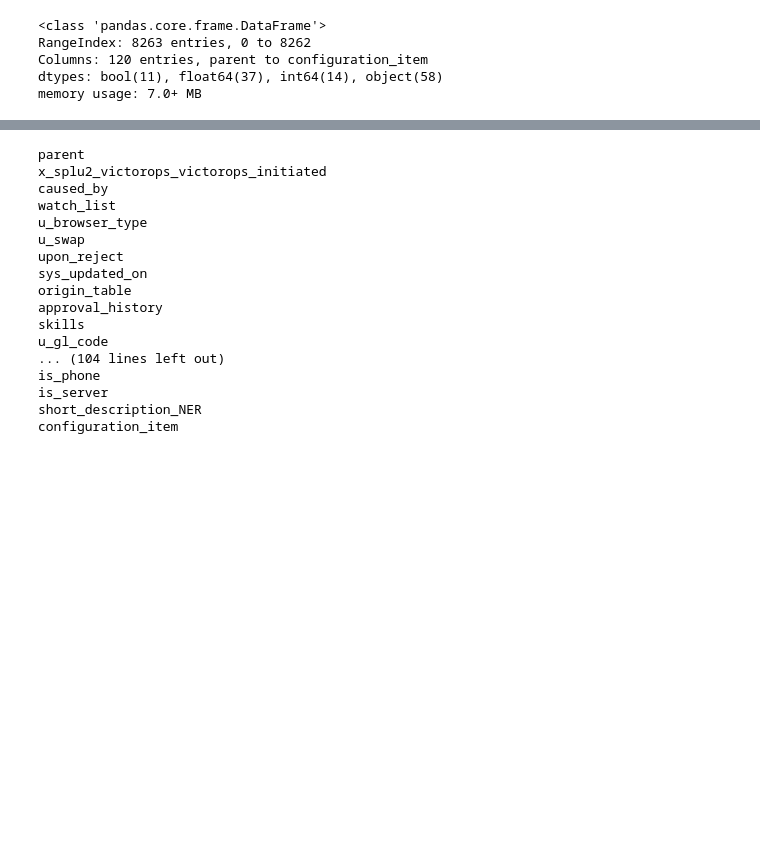
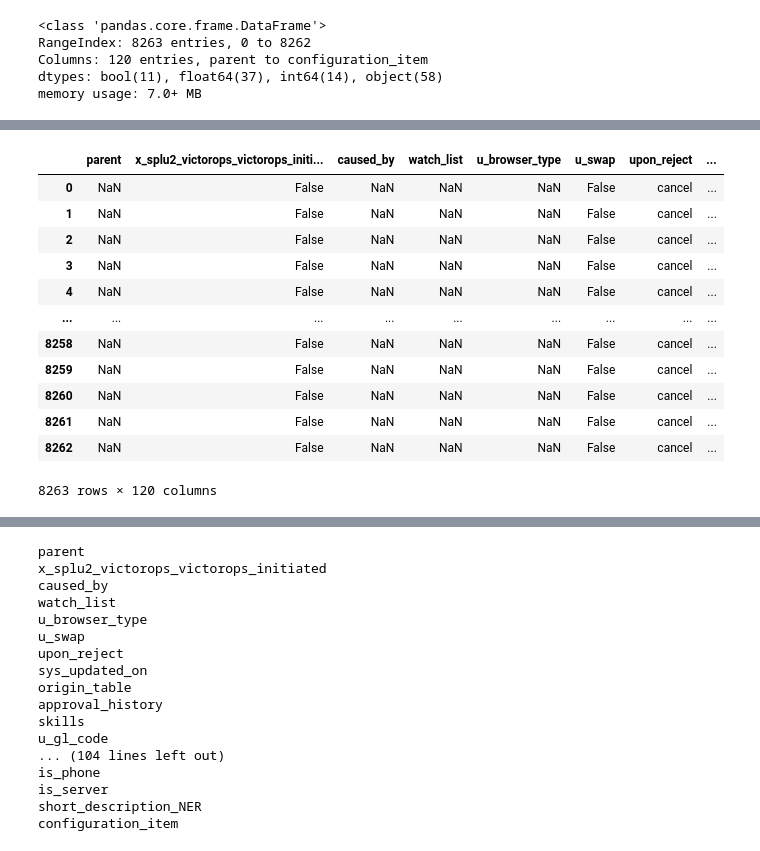
Before and after one commit to redgerly-umich/capstone_ff, a Jupyter notebook: DataCleaning/combine_4_error_types.ipynb, the cells around one changed output, grey strips where cells are left out. Drawn from its saved outputs; the diff is of its cells as text; code cells hidden in the pictures; blank space fills up the shorter version.

```diff
--- a/DataCleaning/combine_4_error_types.ipynb
+++ b/DataCleaning/combine_4_error_types.ipynb
@@ -181,0 +204,16 @@ memory usage: 7.0+ MB
+# %%
+incs
+# %% [output]
+|  | parent | x_splu2_victorops_victorops_initi... | caused_by | watch_list | u_browser_type | u_swap | upon_reject | ... |
+| 0 | NaN | False | NaN | NaN | NaN | False | cancel | ... |
+| 1 | NaN | False | NaN | NaN | NaN | False | cancel | ... |
+| 2 | NaN | False | NaN | NaN | NaN | False | cancel | ... |
+| 3 | NaN | False | NaN | NaN | NaN | False | cancel | ... |
+| 4 | NaN | False | NaN | NaN | NaN | False | cancel | ... |
+| ... | ... | ... | ... | ... | ... | ... | ... | ... |
+| 8258 | NaN | False | NaN | NaN | NaN | False | cancel | ... |
+| 8259 | NaN | False | NaN | NaN | NaN | False | cancel | ... |
+| 8260 | NaN | False | NaN | NaN | NaN | False | cancel | ... |
+| 8261 | NaN | False | NaN | NaN | NaN | False | cancel | ... |
+| 8262 | NaN | False | NaN | NaN | NaN | False | cancel | ... |
+8263 rows × 120 columns
```
Also changed, not shown: parts of 6 cells of this notebook.
